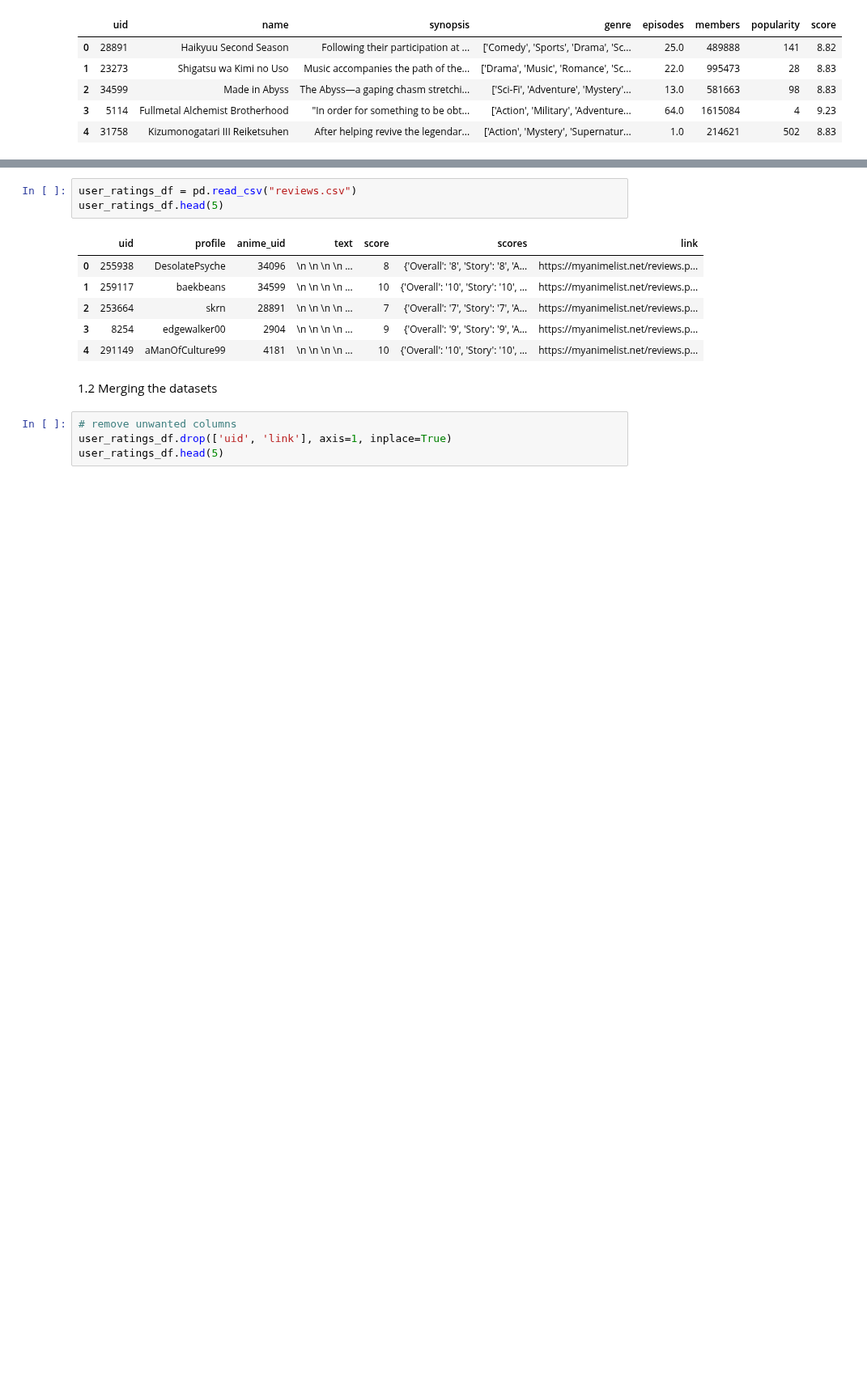
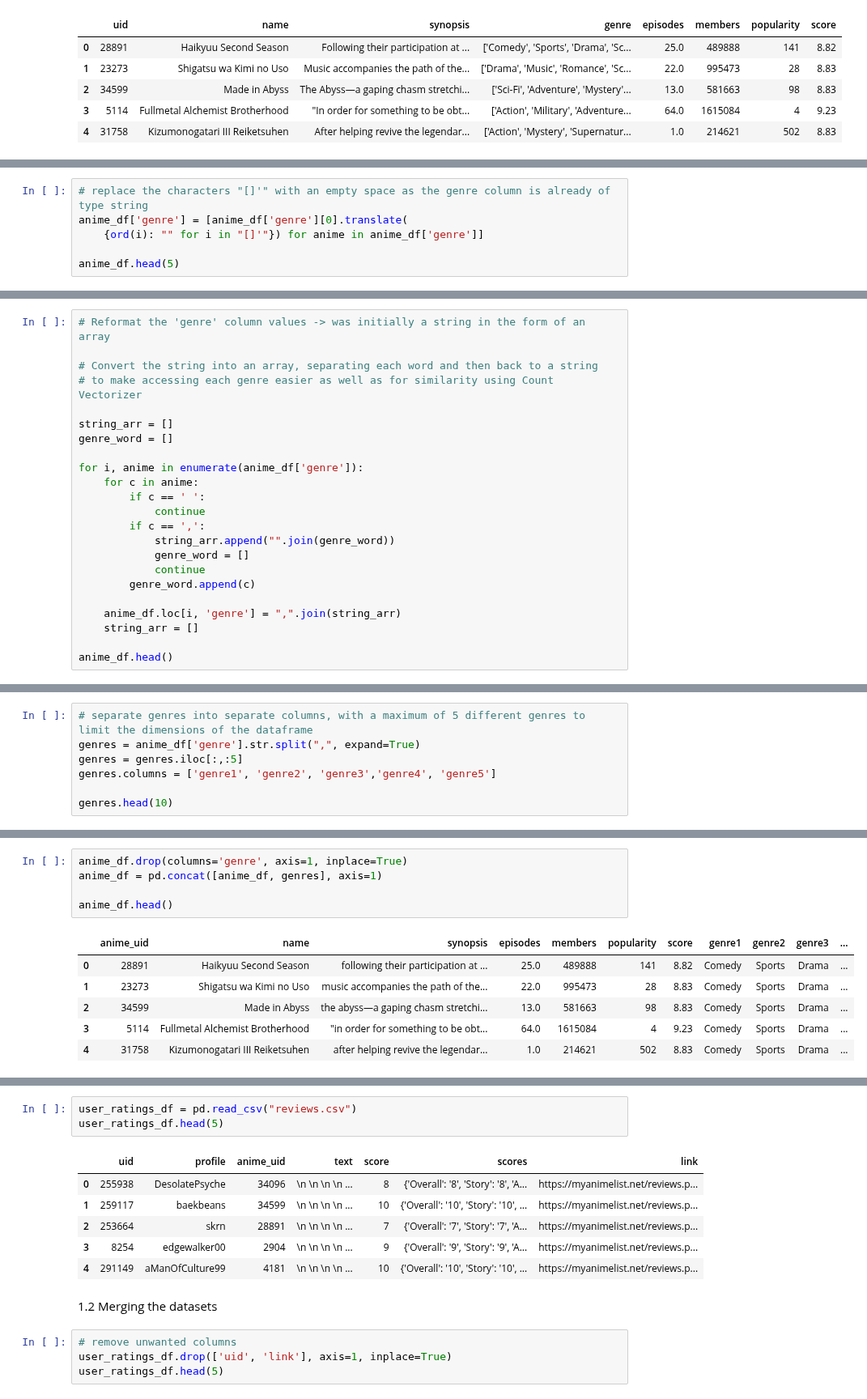
Before and after one commit to Haaris-Syed/AnimeRecommender, a Jupyter notebook: AnimeDataset-Preprocessing.ipynb, the cells around one changed output, grey strips where cells are left out. Shown at 81% size. Saved outputs shown, nothing was run; the diff lists cells and outputs as text; blank space fills up the shorter version.

```diff
--- a/AnimeDataset-Preprocessing.ipynb
+++ b/AnimeDataset-Preprocessing.ipynb
@@ -56,0 +119,6 @@ anime_df.head(5)
+# %%
+# replace the characters "[]'" with an empty space as the genre column is already of type string
+anime_df['genre'] = [anime_df['genre'][0].translate(
+    {ord(i): "" for i in "[]'"}) for anime in anime_df['genre']]
+
+anime_df.head(5)
@@ -56,0 +132,23 @@ anime_df.head(5)
+# %%
+# Reformat the 'genre' column values -> was initially a string in the form of an array
+
+# Convert the string into an array, separating each word and then back to a string
+# to make accessing each genre easier as well as for similarity using Count Vectorizer
+
+string_arr = []
+genre_word = []
+
+for i, anime in enumerate(anime_df['genre']):
+    for c in anime:
+        if c == ' ':
+            continue
+        if c == ',':
+            string_arr.append("".join(genre_word))
+            genre_word = []
+            continue
+        genre_word.append(c)
+
+    anime_df.loc[i, 'genre'] = ",".join(string_arr)
+    string_arr = []
+
+anime_df.head()
@@ -56,0 +213,7 @@ anime_df.head(5)
+# %%
+# separate genres into separate columns, with a maximum of 5 different genres to limit the dimensions of the dataframe
+genres = anime_df['genre'].str.split(",", expand=True)
+genres = genres.iloc[:,:5]
+genres.columns = ['genre1', 'genre2', 'genre3','genre4', 'genre5']
+
+genres.head(10)
@@ -56,0 +232,12 @@ anime_df.head(5)
+# %%
+anime_df.drop(columns='genre', axis=1, inplace=True)
+anime_df = pd.concat([anime_df, genres], axis=1)
+
+anime_df.head()
+# %% [output]
+|  | anime_uid | name | synopsis | episodes | members | popularity | score | genre1 | genre2 | genre3 | ... |
+| 0 | 28891 | Haikyuu Second Season | following their participation at ... | 25.0 | 489888 | 141 | 8.82 | Comedy | Sports | Drama | ... |
+| 1 | 23273 | Shigatsu wa Kimi no Uso | music accompanies the path of the... | 22.0 | 995473 | 28 | 8.83 | Comedy | Sports | Drama | ... |
+| 2 | 34599 | Made in Abyss | the abyss—a gaping chasm stretchi... | 13.0 | 581663 | 98 | 8.83 | Comedy | Sports | Drama | ... |
+| 3 | 5114 | Fullmetal Alchemist Brotherhood | "in order for something to be obt... | 64.0 | 1615084 | 4 | 9.23 | Comedy | Sports | Drama | ... |
+| 4 | 31758 | Kizumonogatari III Reiketsuhen | after helping revive the legendar... | 1.0 | 214621 | 502 | 8.83 | Comedy | Sports | Drama | ... |
```
Also changed, not shown: parts of 18 cells of this notebook.
